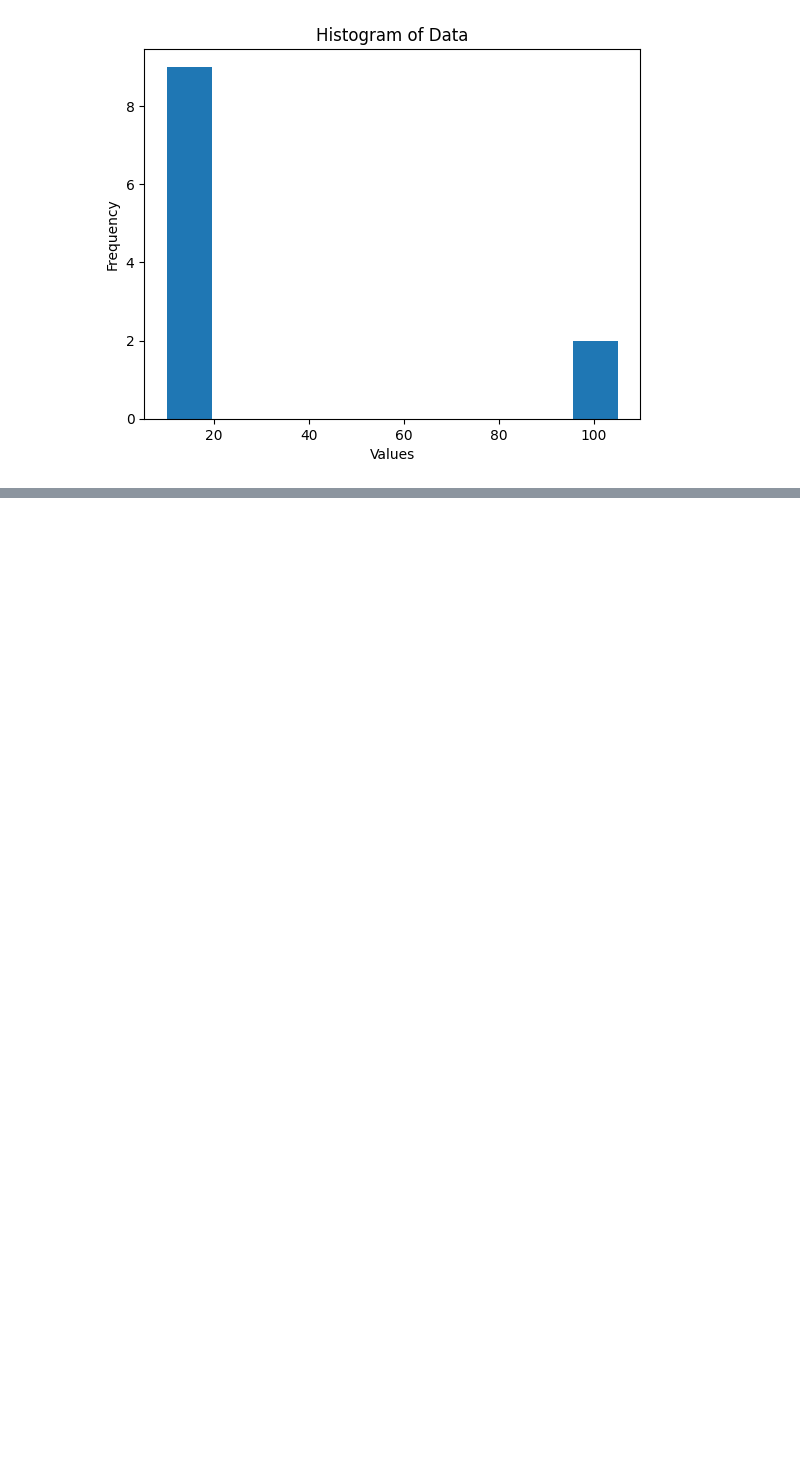
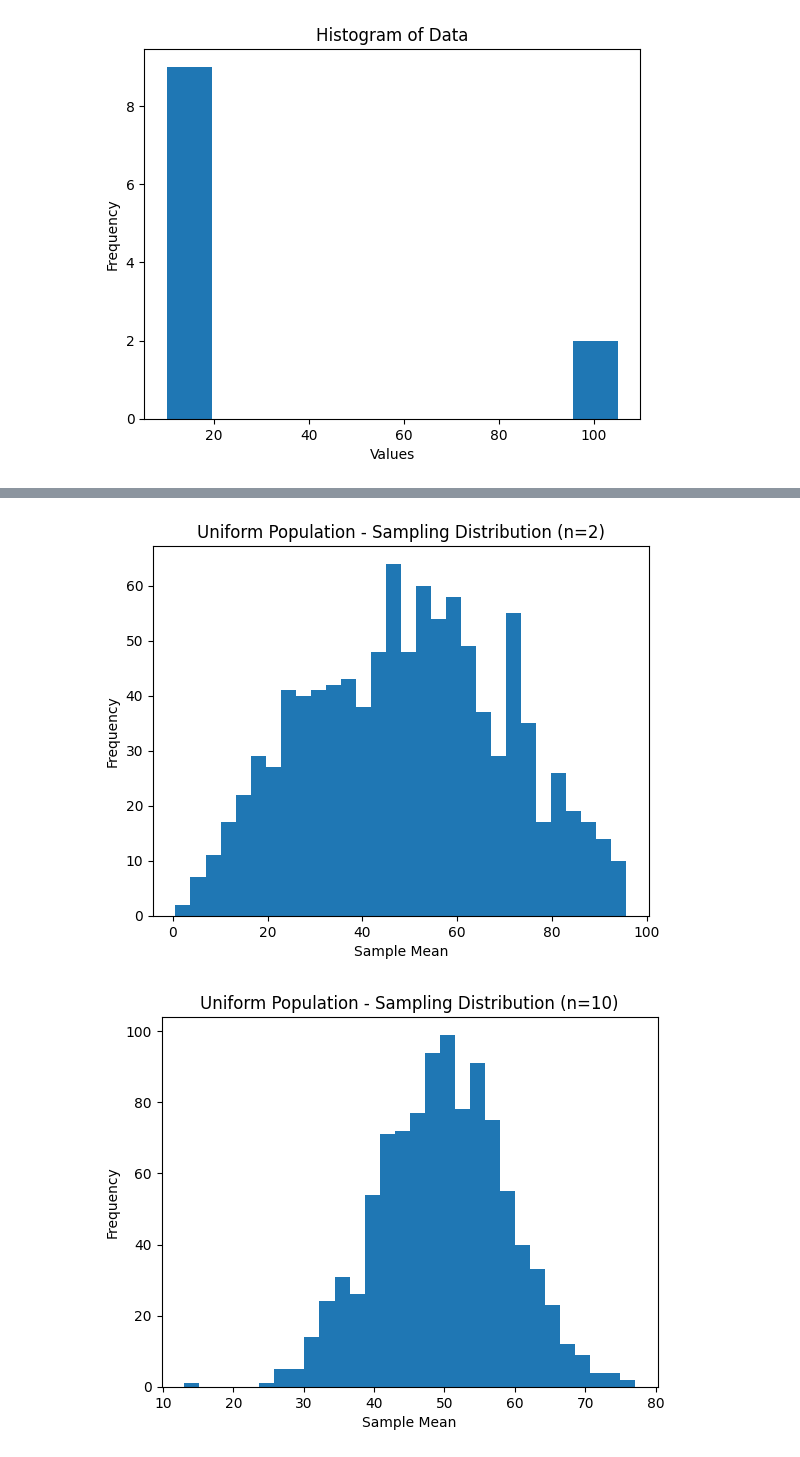
Before and after one commit to bindhusudhakar/Data-science-and-AI-ML-intership-, a Jupyter notebook: day17/distribution.ipynb, the cells around one changed output, grey strips where cells are left out. Cells and saved outputs as stored; diff of their text form; code cells hidden in the pictures; blank space fills up the shorter version.

```diff
--- a/day17/distribution.ipynb
+++ b/day17/distribution.ipynb
@@ -39,0 +78,36 @@ plt.show()
+# %%
+# Create uniform population
+uniform_population = np.random.uniform(0, 100, 100000)
+
+# n = 2
+means_n2 = sample_means(uniform_population, 2)
+
+plt.figure()
+plt.hist(means_n2, bins=30)
+plt.title("Uniform Population - Sampling Distribution (n=2)")
+plt.xlabel("Sample Mean")
+plt.ylabel("Frequency")
+plt.show()
+
+# n = 10
+means_n10 = sample_means(uniform_population, 10)
+
+plt.figure()
+plt.hist(means_n10, bins=30)
+plt.title("Uniform Population - Sampling Distribution (n=10)")
+plt.xlabel("Sample Mean")
+plt.ylabel("Frequency")
+plt.show()
+
+# n = 50
+means_n50 = sample_means(uniform_population, 50)
+
+plt.figure()
+plt.hist(means_n50, bins=30)
+plt.title("Uniform Population - Sampling Distribution (n=50)")
+plt.xlabel("Sample Mean")
+plt.ylabel("Frequency")
+plt.show()
+# %% [output]
+[figure, added]
+[figure, added]
```
Also changed, not shown: parts of 5 cells of this notebook, 11 other files.
